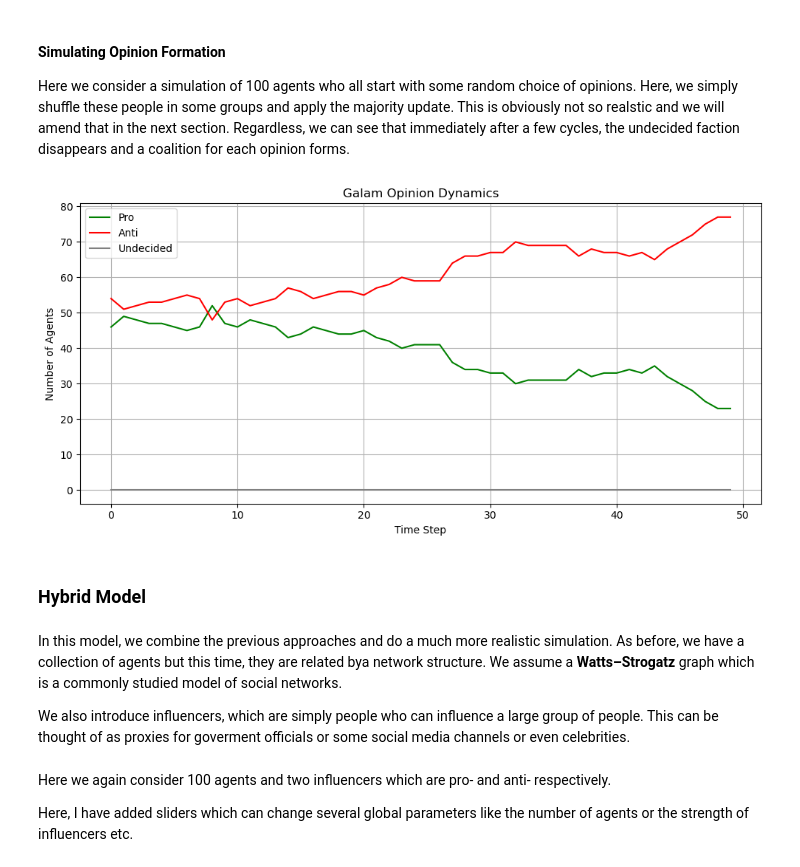
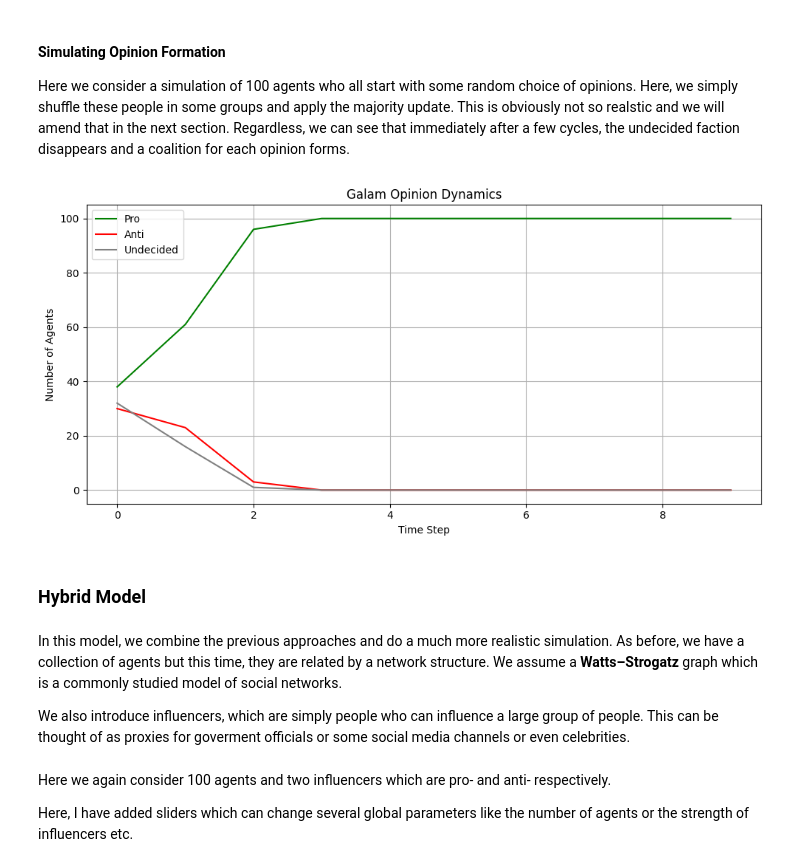
Before and after one commit to jprabhav/OpinionDynamics, a Jupyter notebook: Hybrid_Opinion_Risk_Model.ipynb, the cells around one changed output. Saved outputs shown, nothing was run; the diff lists cells and outputs as text; code cells hidden in the pictures.

```diff
--- a/Hybrid_Opinion_Risk_Model.ipynb
+++ b/Hybrid_Opinion_Risk_Model.ipynb
@@ -57,14 +54,14 @@ class StrategicAgent:
 
     def shift_position(self, others):
 
-        convergence_paramter = 0.2 # A parameter describing how strongly someone shifts their position
+        convergence_parameter = 0.2 # A parameter describing how strongly someone shifts their position
 
         # Average position of others weighted by influence
         total_weight = sum(o.influence_score() for o in others)
         if total_weight == 0:
             return
         new_position = sum(o.position * o.influence_score() for o in others) / total_weight
-        self.position += convergence_paramter * (new_position - self.position)
+        self.position += convergence_parameter * (new_position - self.position)
 # %% [markdown]
 #### Simulating Strategic Convergence
 
@@ -87,7 +84,7 @@ for t in range(30):
 
 plt.figure(figsize=(10, 5))
 for i in range(len(agents)):
-    plt.plot([h[i] for h in history], label=f"Agent {i}", alpha=0.5)
+    plt.plot([h[i] for h in history], label=f"Agent {i}", alpha=0.7)
 plt.title("Convergence to Equilibrium Position")
 plt.xlabel("Time Step")
 plt.ylabel("Position")
@@ -109,66 +106,48 @@ Defining the agents based on the Galam model.
 '''
 
 class GalamAgent:
-    def __init__(self, id, opinion, salience, capability):
+    def __init__(self, id, opinion):
         self.id = id
         self.opinion = opinion
-        self.salience = salience
-        self.capability = capability
 
-    def influence_score(self):
-        return self.salience * self.capability
-
-    # This implements the local majority rule
     def decide(self, neighbors):
-        weighted_sum = sum(n.opinion * n.influence_score() for n in neighbors if n.opinion != 0)
-        if self.opinion == 0:
-            if weighted_sum > 0:
-                self.opinion = 1
-            elif weighted_sum < 0:
-                self.opinion = -1
-        else:
-            opposing = -self.opinion
-            pressure = sum(n.influence_score() for n in neighbors if n.opinion == opposing)
-            support = sum(n.influence_score() for n in neighbors if n.opinion == self.opinion)
-            if pressure > support and np.random.rand() < 0.1:
-                self.opinion = opposing
+        net_opinion = sum(n.opinion for n in neighbors)
+        self.opinion = 1*(net_opinion > 0) - 1*(net_opinion < 0)
 # %% [markdown]
 #### Simulating Opinion Formation
 
 Here we consider a simulation of 100 agents who all start with some random choice of opinions. Here, we simply shuffle these people in some groups and apply the majority update. This is obviously not so realstic and we will amend that in the next section. Regardless, we can see that immediately after a few cycles, the undecided faction disappears and a coalition for each opinion forms.
 # %%
-
 # Create agents
-agents = [GalamAgent(i, np.random.choice([-1, 0, 1]), np.random.rand(), np.random.rand()) for i in range(100)]
+agents = [GalamAgent(i, np.random.choice([-1, 0, 1])) for i in range(100)]
 
 # Simulate
 history = []
-for t in range(50):
-    np.random.shuffle(agents)
+for t in range(10):
+    history.append([a.opinion for a in agents])
     for agent in agents:
         neighbors = np.random.choice(agents, size=5, replace=False)
         agent.decide(neighbors)
-    history.append([a.opinion for a in agents])
 
 # Plot opinion counts over time
 history = np.array(history)
 plt.figure(figsize=(10, 5))
 plt.plot(np.sum(history == 1, axis=1), label="Pro", color="green")
 plt.plot(np.sum(history == -1, axis=1), label="Anti", color="red")
 plt.plot(np.sum(history == 0, axis=1), label="Undecided", color="gray")
 plt.title("Galam Opinion Dynamics")
 plt.xlabel("Time Step")
 plt.ylabel("Number of Agents")
 plt.legend()
 plt.grid(True)
 plt.tight_layout()
 plt.show()
 # %% [output]
-[figure, old version]
+[figure, new version]
 # %% [markdown]
 ### Hybrid Model
 # %% [markdown]
 
-In this model, we combine the previous approaches and do a much more realistic simulation. As before, we have a collection of agents but this time, they are related bya network structure. We assume a **Watts–Strogatz** graph which is a commonly studied model of social networks.
+In this model, we combine the previous approaches and do a much more realistic simulation. As before, we have a collection of agents but this time, they are related by a network structure. We assume a **Watts–Strogatz** graph which is a commonly studied model of social networks.
 
 We also introduce influencers, which are simply people who can influence a large group of people. This can be thought of as proxies for goverment officials or some social media channels or even celebrities.
```
Also changed, not shown: parts of 15 cells of this notebook.
